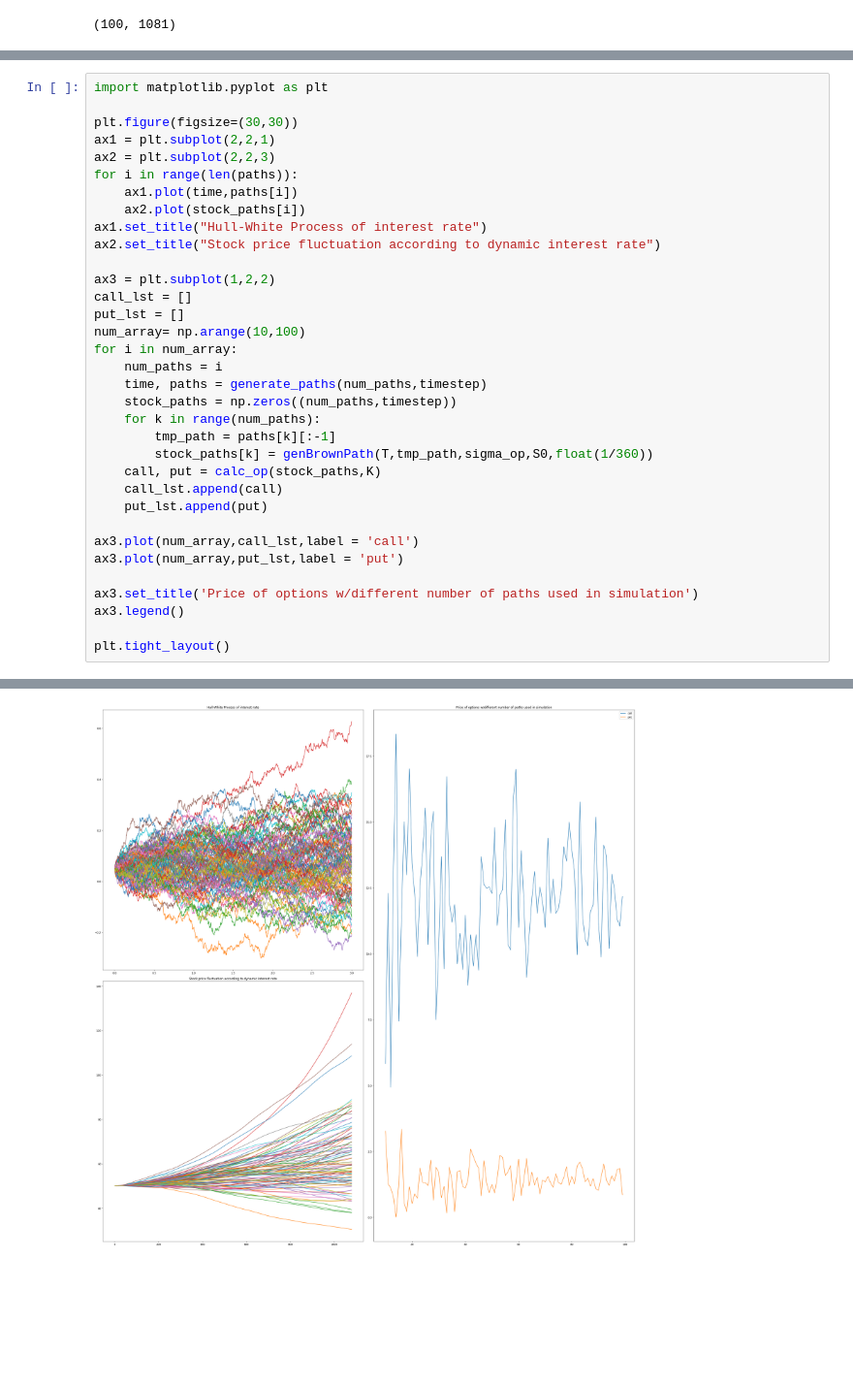
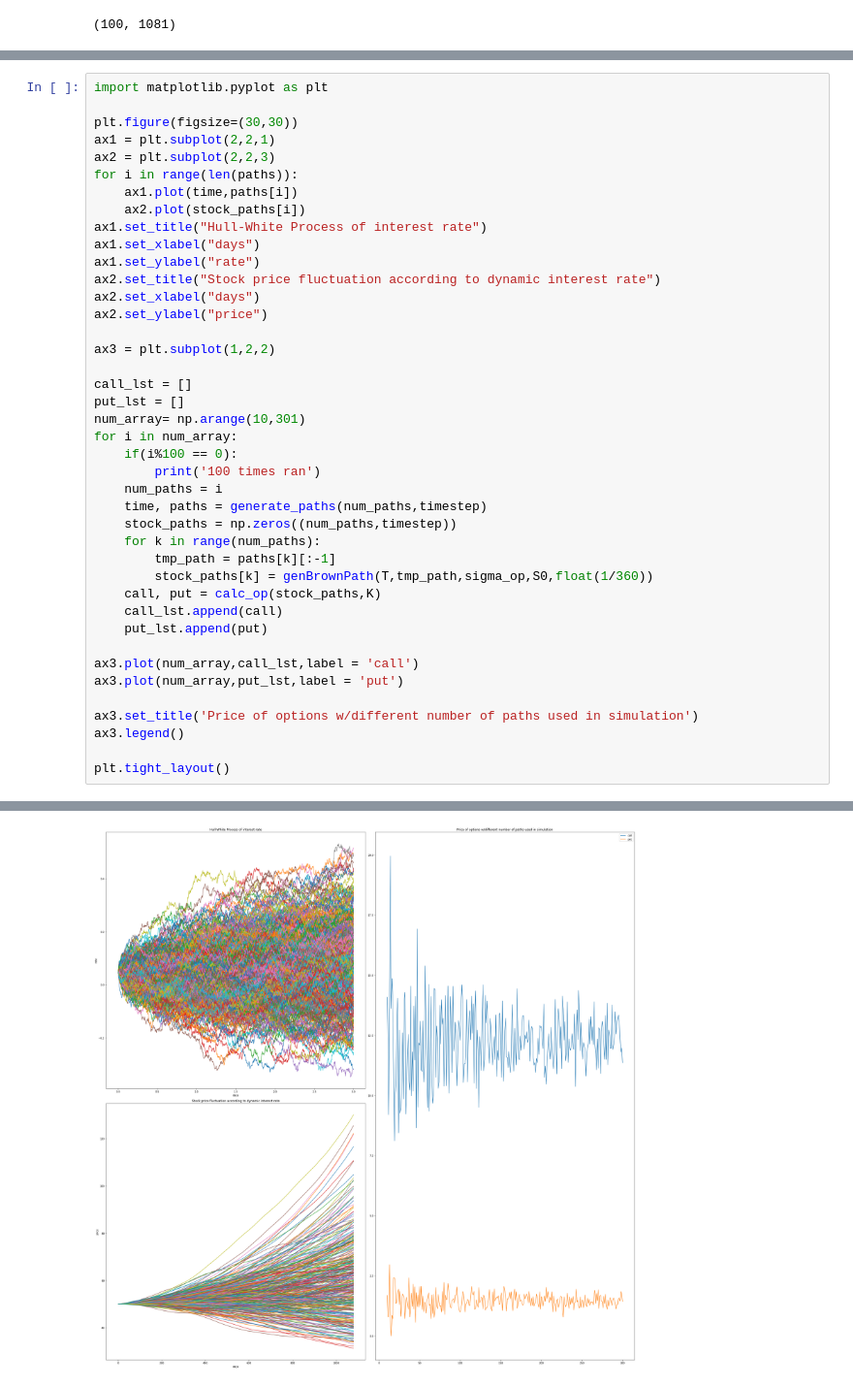
Before and after one commit to pjwu1997/FinancialEngineering, a Jupyter notebook: HW5/Hull_White_Model_Option_Pricing.ipynb, the cells around one changed output, grey strips where cells are left out. Shown at 97% size. Cells and saved outputs as stored; diff of their text form; blank space fills up the shorter version.

```diff
--- a/HW5/Hull_White_Model_Option_Pricing.ipynb
+++ b/HW5/Hull_White_Model_Option_Pricing.ipynb
@@ -142,13 +142,20 @@ for i in range(len(paths)):
     ax1.plot(time,paths[i])
     ax2.plot(stock_paths[i])
 ax1.set_title("Hull-White Process of interest rate")
+ax1.set_xlabel("days")
+ax1.set_ylabel("rate")
 ax2.set_title("Stock price fluctuation according to dynamic interest rate")
+ax2.set_xlabel("days")
+ax2.set_ylabel("price")
 
 ax3 = plt.subplot(1,2,2)
+
 call_lst = []
 put_lst = []
-num_array= np.arange(10,100)
+num_array= np.arange(10,301)
 for i in num_array:
+    if(i%100 == 0):
+        print('100 times ran')
     num_paths = i
     time, paths = generate_paths(num_paths,timestep)
     stock_paths = np.zeros((num_paths,timestep))
@@ -170 +180 @@ plt.tight_layout()
-[figure, old version]
+[figure, new version]
```
Also changed, not shown: parts of 3 cells of this notebook.
